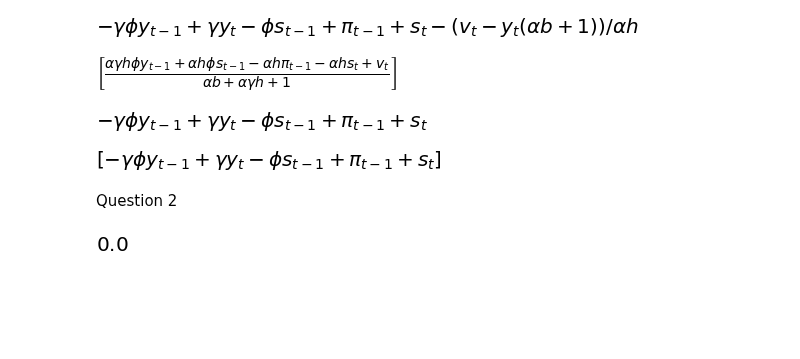
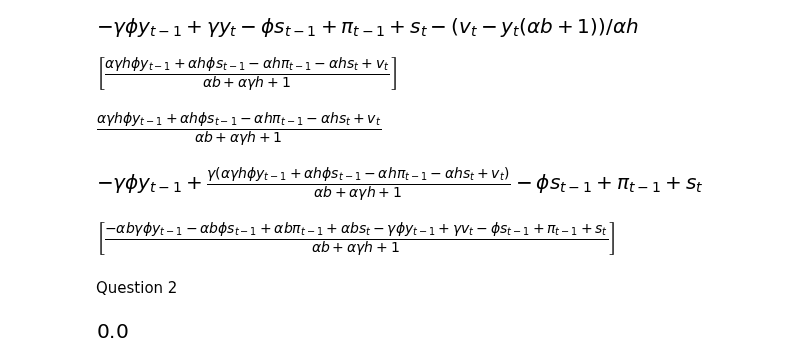
Before and after one commit to NumEconCopenhagen/projects-2019-al, a Jupyter notebook: examproject/Manon.ipynb, the cells around one changed output. Saved outputs shown, nothing was run; the diff lists cells and outputs as text; code cells hidden in the pictures; blank space fills up the shorter version.

```diff
--- a/examproject/Manon.ipynb
+++ b/examproject/Manon.ipynb
@@ -41,17 +41,23 @@ eq_y = sm.solve(sm.Eq(AS_minus_AD,0),yt)
 eq_y
 # %% [output]
 [figure]
+# %%
+eq_yt= ((alpha*gamma*h*phi*yt_m1+alpha*h*phi*st_m1-alpha*h*pit_m1-alpha*h*st+vt)/(alpha*b+alpha*gamma*h+1))
+eq_yt
+# %% [output]
+[figure, added]
 # %%
-eq_pi= SRAS_pit.subs(yt,eq_y)
+eq_pi= SRAS_pit.subs(yt,eq_yt)
 eq_pi
 # %% [output]
-[figure, old version]
+[figure, new version]
 # %%
-eq_pi= SRAS_pit.subs(yt,eq_y)
+#not necessary
+eq_pi= SRAS_pit.subs(yt,eq_yt)
 eq_pii= sm.solve(sm.Eq(eq_pi,pit),pit)
 eq_pii
 # %% [output]
-[figure, old version]
+[figure, new version]
 # %% [markdown]
 Question 2
 # %%
```
Also changed, not shown: parts of 4 cells of this notebook.
